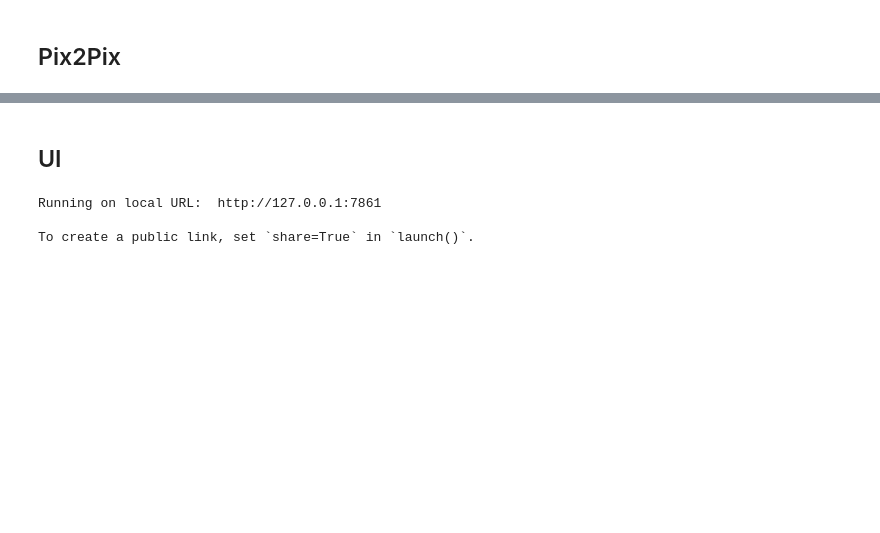
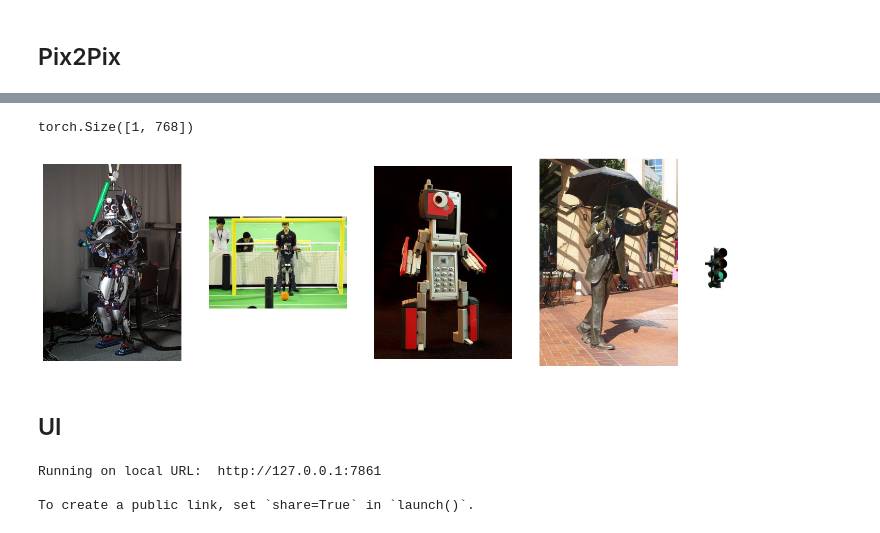
Before and after one commit to baptistecolle/multimodal-search, a Jupyter notebook: experiment.ipynb, the cells around one changed output, grey strips where cells are left out. Drawn from its saved outputs; the diff is of its cells as text; code cells hidden in the pictures; blank space fills up the shorter version.

```diff
--- a/experiment.ipynb
+++ b/experiment.ipynb
@@ -141,0 +348,9 @@ KeyboardInterrupt:
+# %%
+pix2pix_embedding = get_embeddings(images[0])
+
+pix2pix_scores, pix2pix_samples  = get_nearest_examples(pix2pix_embedding)
+
+plot_nearest_samples(pix2pix_samples)
+# %% [output]
+torch.Size([1, 768])
+[figure, added]
```
Also changed, not shown: parts of 15 cells of this notebook.
